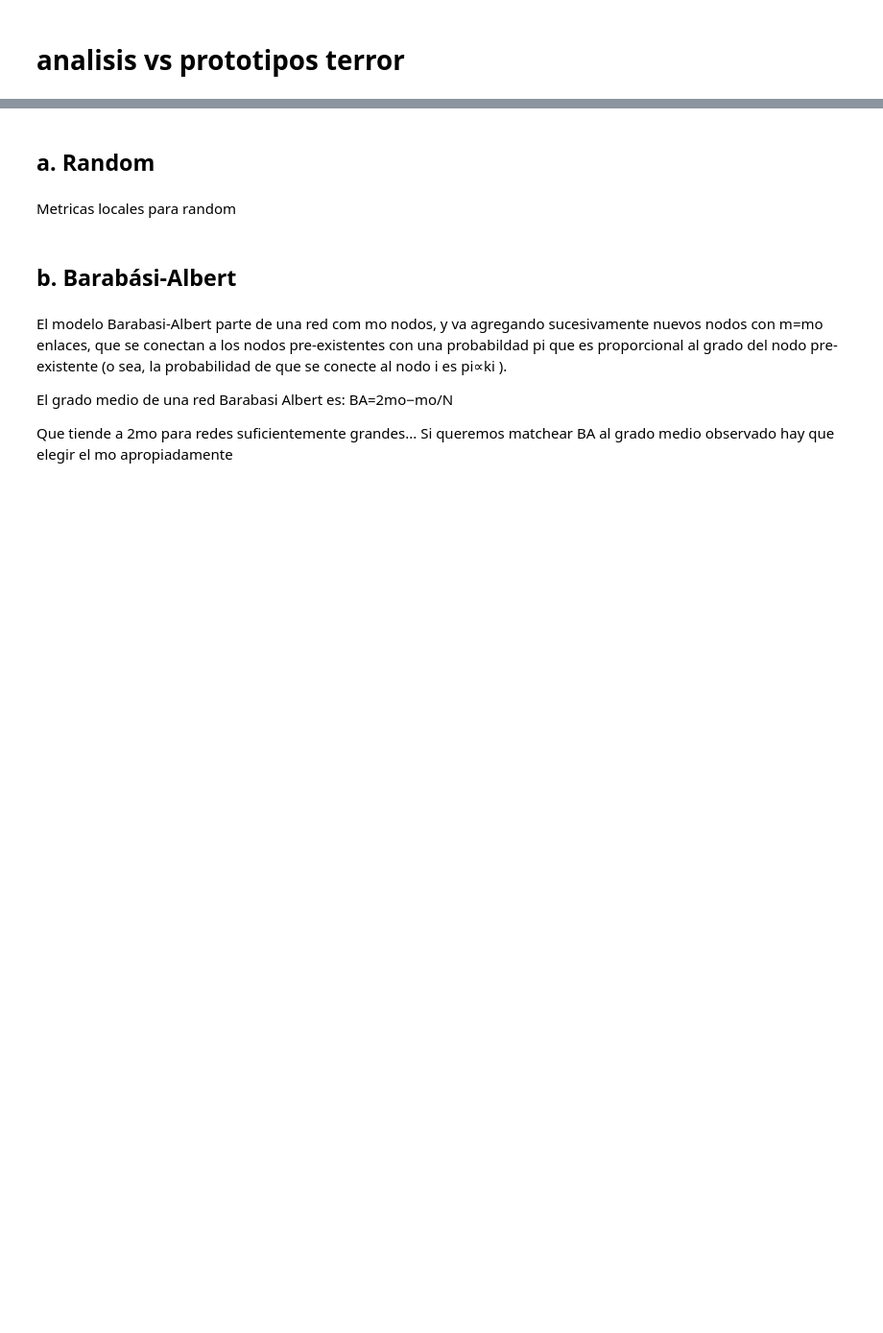
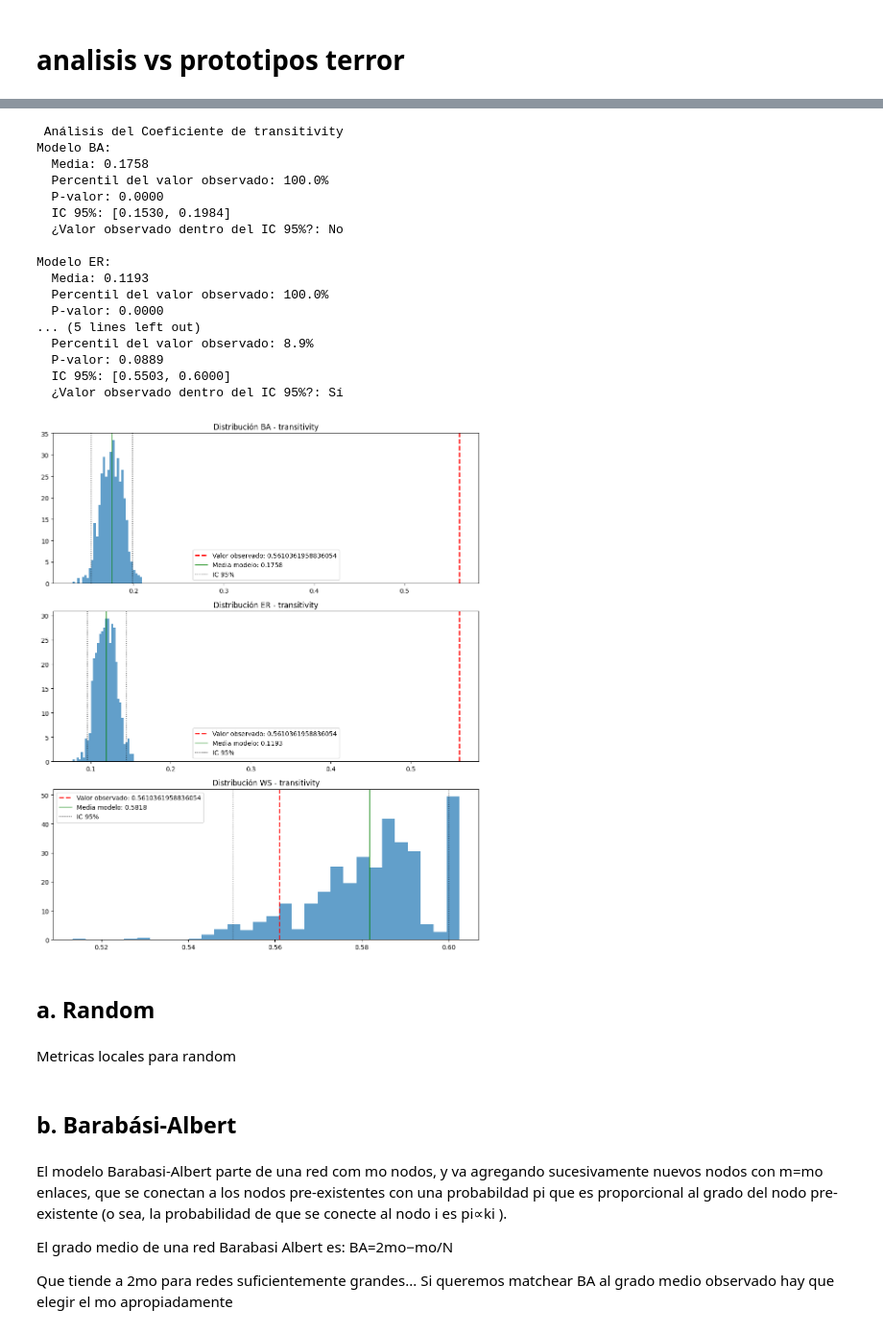
Before and after one commit to jgjuara/redes-tp1, a Jupyter notebook: TP1DMCyT_v2.ipynb, the cells around one changed output, grey strips where cells are left out. Shown at 96% size. Cells and saved outputs as stored; diff of their text form; code cells hidden in the pictures; blank space fills up the shorter version.

```diff
--- a/TP1DMCyT_v2.ipynb
+++ b/TP1DMCyT_v2.ipynb
@@ -642,19 +824,38 @@ plot_analisis_indicador(df = df_terrU, resultados = resultados, valores_reales =
 # %%
 # Valor observado
-resultados = analisis_indicador(df = df_terrU, param = 'avg_dist', valores_reales = valores_reales_terrU)
+param = 'transitivity'
+resultados = analisis_indicador(df = df_terrU, param = 'transitivity', valores_reales = valores_reales_terrU)
 
 
+print(" Análisis del Coeficiente de transitivity")
 
-
-print(" Análisis de la distancia promedio")
-# Mostrar resultados
+# Mostrar resultadoss
 for modelo, res in resultados.items():
     print(f"Modelo {modelo.upper()}:")
     print(f"  Media: {res['media']:.4f}")
     print(f"  Percentil del valor observado: {res['percentil']:.1f}%")
     print(f"  P-valor: {res['p_valor']:.4f}")
     print(f"  IC 95%: [{res['intervalo_confianza_95'][0]:.4f}, {res['intervalo_confianza_95'][1]:.4f}]")
     print(f"  ¿Valor observado dentro del IC 95%?: {'Sí' if res['dentro_ic'] else 'No'}")
     print()
 
-plot_analisis_indicador(df = df_terrU  , resultados = resultados, valores_reales = valores_reales_terrU, param = 'avg_dist')
+plot_analisis_indicador(df = df_terrU, resultados = resultados, valores_reales = valores_reales_terrU, param = 'transitivity')
+# %% [output]
+ Análisis del Coeficiente de transitivity
+Modelo BA:
+  Media: 0.1758
+  Percentil del valor observado: 100.0%
+  P-valor: 0.0000
+  IC 95%: [0.1530, 0.1984]
+  ¿Valor observado dentro del IC 95%?: No
+
+Modelo ER:
+  Media: 0.1193
+  Percentil del valor observado: 100.0%
+  P-valor: 0.0000
+... (5 lines left out)
+  Percentil del valor observado: 8.9%
+  P-valor: 0.0889
+  IC 95%: [0.5503, 0.6000]
+  ¿Valor observado dentro del IC 95%?: Sí
+[figure, added]
```
Also changed, not shown: parts of 25 cells of this notebook, 6 other files.
